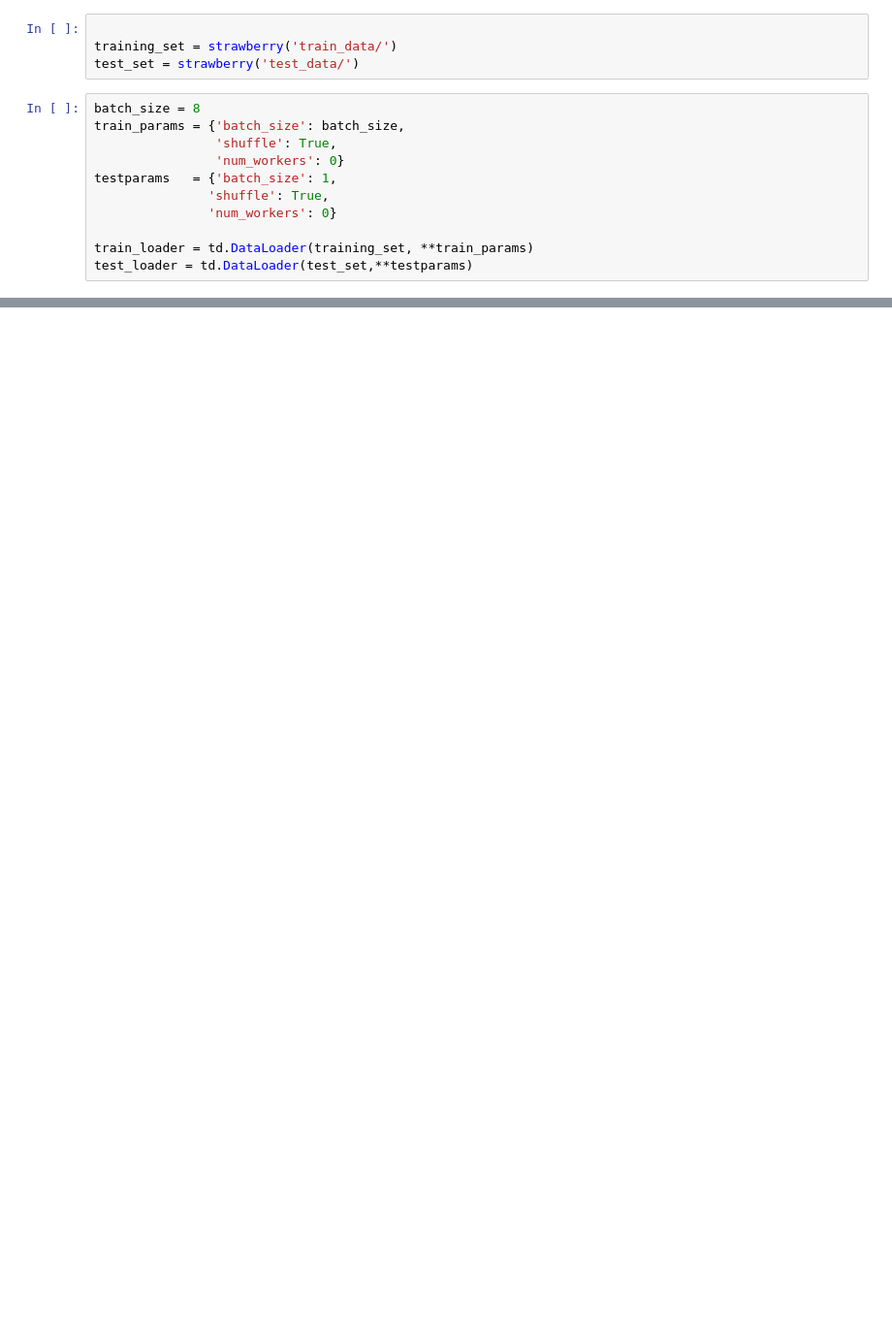
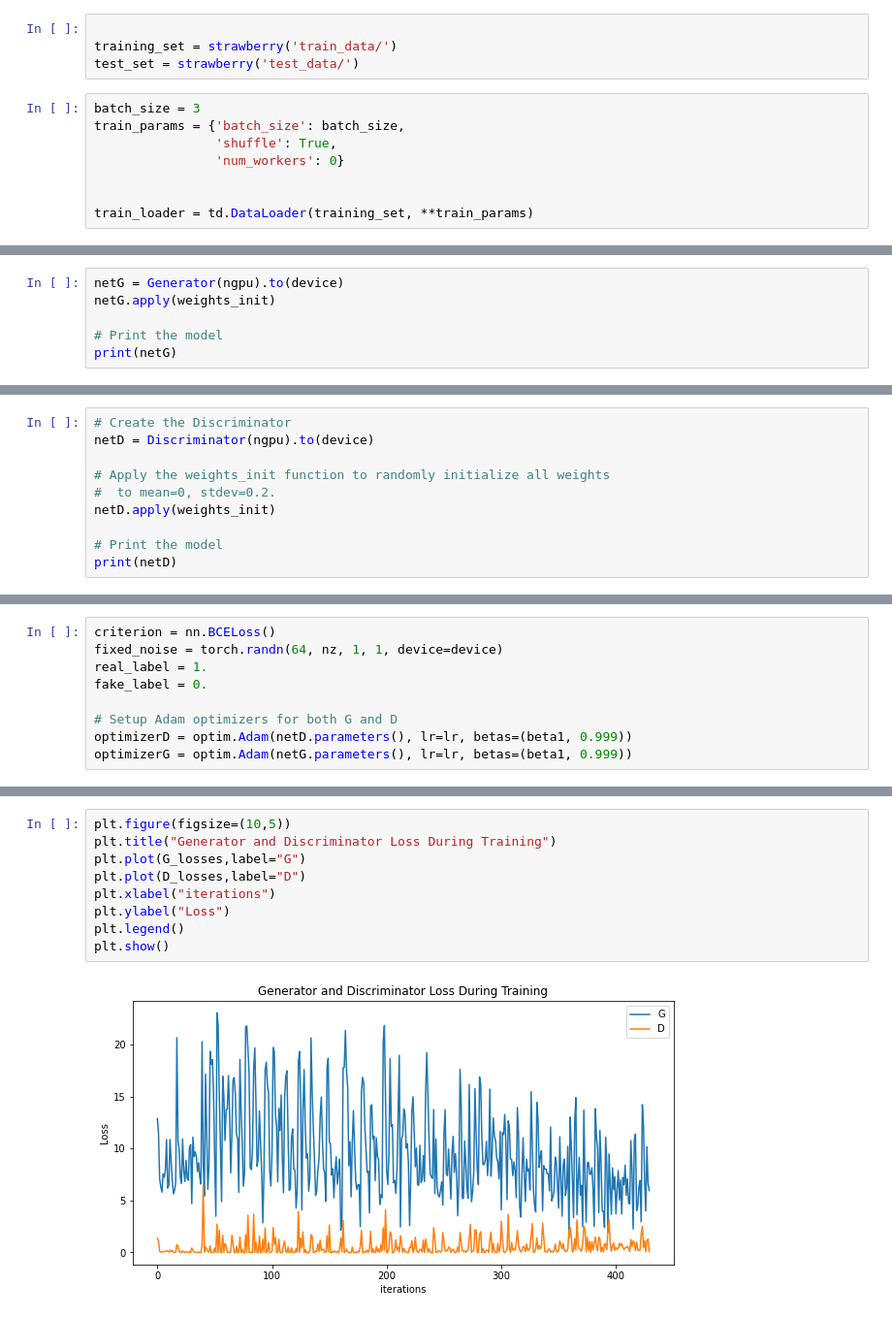
Before and after one commit to ParvN/GAN-on-strawberry-dataset, a Jupyter notebook: run_model.ipynb, the cells around one changed output, grey strips where cells are left out. Shown: that part at 97% size. Drawn from its saved outputs; the diff is of its cells as text; blank space fills up the shorter version.

Commit message:
Train the network and see the results for loss and generated images

```diff
--- a/run_model.ipynb
+++ b/run_model.ipynb
@@ -11,16 +16,13 @@ import matplotlib.pyplot as plt
 training_set = strawberry('train_data/')
 test_set = strawberry('test_data/')
 # %%
-batch_size = 8
+batch_size = 3
 train_params = {'batch_size': batch_size,
                 'shuffle': True,
                 'num_workers': 0}
-testparams   = {'batch_size': 1,
-               'shuffle': True,
-               'num_workers': 0}
+
 
 train_loader = td.DataLoader(training_set, **train_params)
-test_loader = td.DataLoader(test_set,**testparams)
 # %%
 device = torch.device("cpu")
 
@@ -35,0 +71,6 @@ torch.Size([64, 64, 3])
+# %%
+netG = Generator(ngpu).to(device)
+netG.apply(weights_init)
+
+# Print the model
+print(netG)
@@ -35,0 +96,10 @@ torch.Size([64, 64, 3])
+# %%
+# Create the Discriminator
+netD = Discriminator(ngpu).to(device)
+
+# Apply the weights_init function to randomly initialize all weights
+#  to mean=0, stdev=0.2.
+netD.apply(weights_init)
+
+# Print the model
+print(netD)
@@ -35,0 +124,9 @@ torch.Size([64, 64, 3])
+# %%
+criterion = nn.BCELoss()
+fixed_noise = torch.randn(64, nz, 1, 1, device=device)
+real_label = 1.
+fake_label = 0.
+
+# Setup Adam optimizers for both G and D
+optimizerD = optim.Adam(netD.parameters(), lr=lr, betas=(beta1, 0.999))
+optimizerG = optim.Adam(netG.parameters(), lr=lr, betas=(beta1, 0.999))
@@ -35,0 +225,11 @@ torch.Size([64, 64, 3])
+# %%
+plt.figure(figsize=(10,5))
+plt.title("Generator and Discriminator Loss During Training")
+plt.plot(G_losses,label="G")
+plt.plot(D_losses,label="D")
+plt.xlabel("iterations")
+plt.ylabel("Loss")
+plt.legend()
+plt.show()
+# %% [output]
+[figure, added]
```
Also changed, not shown: parts of 8 cells of this notebook, 2 other files.
